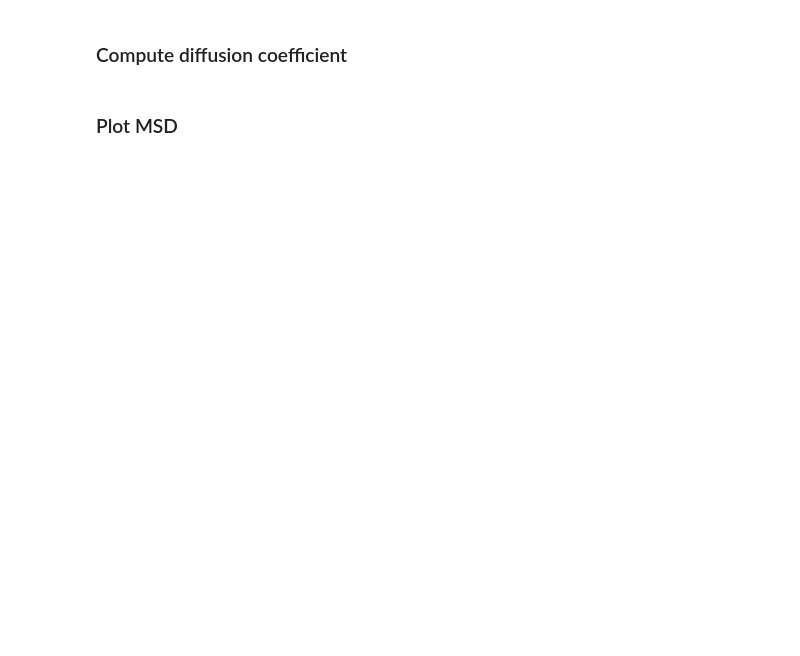
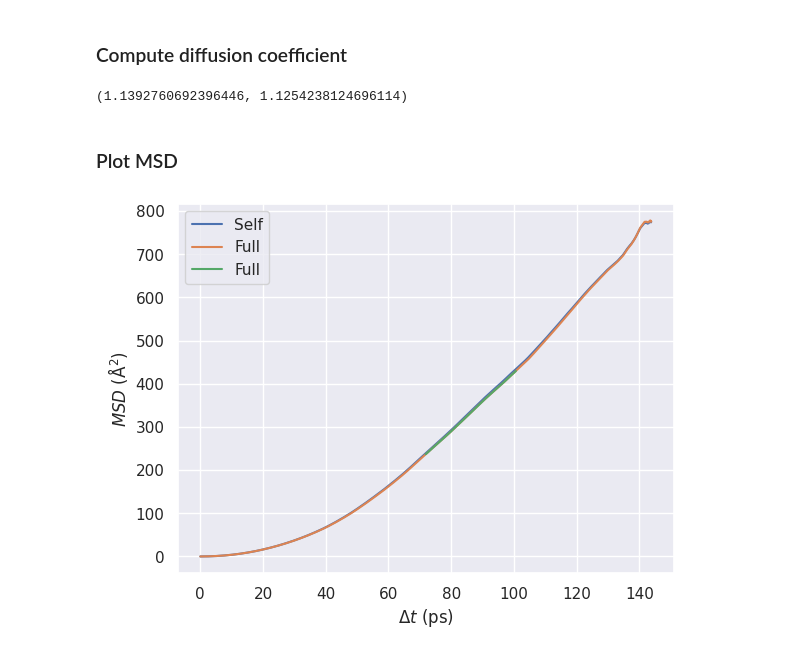
Before and after one commit to CibranLopez/Database, a Jupyter notebook: MSD cross-terms-Copy1.ipynb, the cells around one changed output. Cells and saved outputs as stored; diff of their text form; code cells hidden in the pictures; blank space fills up the shorter version.

```diff
--- a/MSD cross-terms-Copy1.ipynb
+++ b/MSD cross-terms-Copy1.ipynb
@@ -7,7 +7,7 @@ import os
 
 sns.set_theme()
 # %%
-path_to_XDATCAR = '../../ICMAB/Data/Li-based/Li10GeS2P12/AIMD/stoichiometric/650K'
+path_to_XDATCAR = '../../ICMAB/Data/Li-based/Li10GeS2P12/AIMD/stoichiometric/1400K'
 # %%
 atomic_numbers = np.load('atomic_numbers.npy', allow_pickle='TRUE').item()
 # %% [markdown]
@@ -238,14 +215,52 @@ coef_D_self, coef_D_full
+# %%
+MSD_full = MSD_self + MSD_distinct
+# %%
+initial_point = 0.5
+ending_point  = 0.7
+x_fit = delta_t_array
+
+if initial_point is None: initial_point = int(0.1 * n_conf)
+else:                     initial_point = int(initial_point * n_conf)
+
+if ending_point is None: ending_point = int(0.9 * n_conf)
+else:                    ending_point = int(ending_point * n_conf)
+
+y_fit    = MSD_self
+yerr_fit = None  #yerr_fit = MSD_self_std
+_beta_ = DBL.weighted_regression(x_fit[initial_point:ending_point],
+                                 y_fit[initial_point:ending_point],
+                                 DBL.linear_function,
+                                 yerr=yerr_fit).beta
+coef_D_self = _beta_[1]
+
+y_fit    = MSD_full
+yerr_fit = None  #yerr_fit = MSD_full_std
+_beta_ = DBL.weighted_regression(x_fit[initial_point:ending_point],
+                                 y_fit[initial_point:ending_point],
+                                 DBL.linear_function,
+                                 yerr=yerr_fit).beta
+coef_D_full = _beta_[1]
+
+coef_D_self, coef_D_full
+# %% [output]
+(1.1392760692396446, 1.1254238124696114)
 # %% [markdown]
 ### Plot MSD
 # %%
 plt.plot(delta_t_array,
          MSD_self,
          label='Self')
 plt.plot(delta_t_array,
-         MSD_self+MSD_distinct,
-         label='Self+distinct')
+         MSD_full,
+         label='Full')
+
+plt.plot(delta_t_array[initial_point:ending_point],
+         MSD_full[initial_point:ending_point],
+         label='Full')
 
 plt.xlabel(r'$\Delta t$ (ps)')
 plt.ylabel(r'$MSD$ ($\mathregular{Å^2}$)')
 plt.legend(loc='best')
 plt.show()
+# %% [output]
+[figure, added]
```
Also changed, not shown: parts of 4 cells of this notebook, 2 other files.
